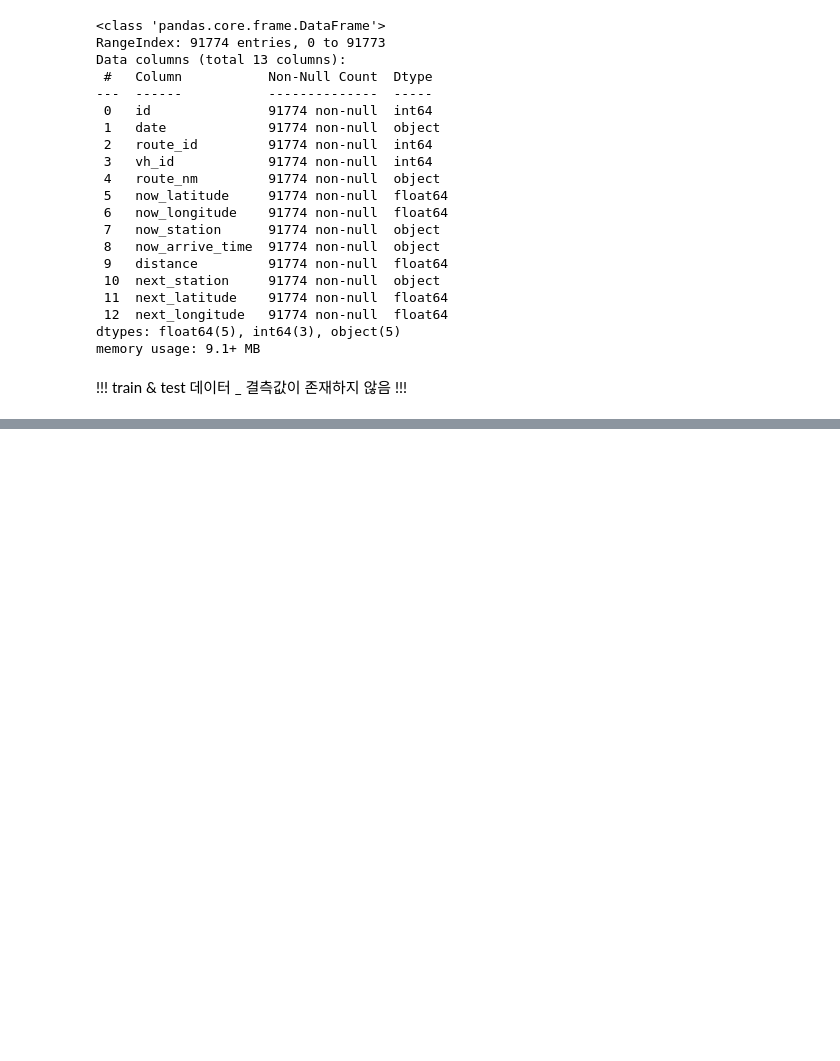
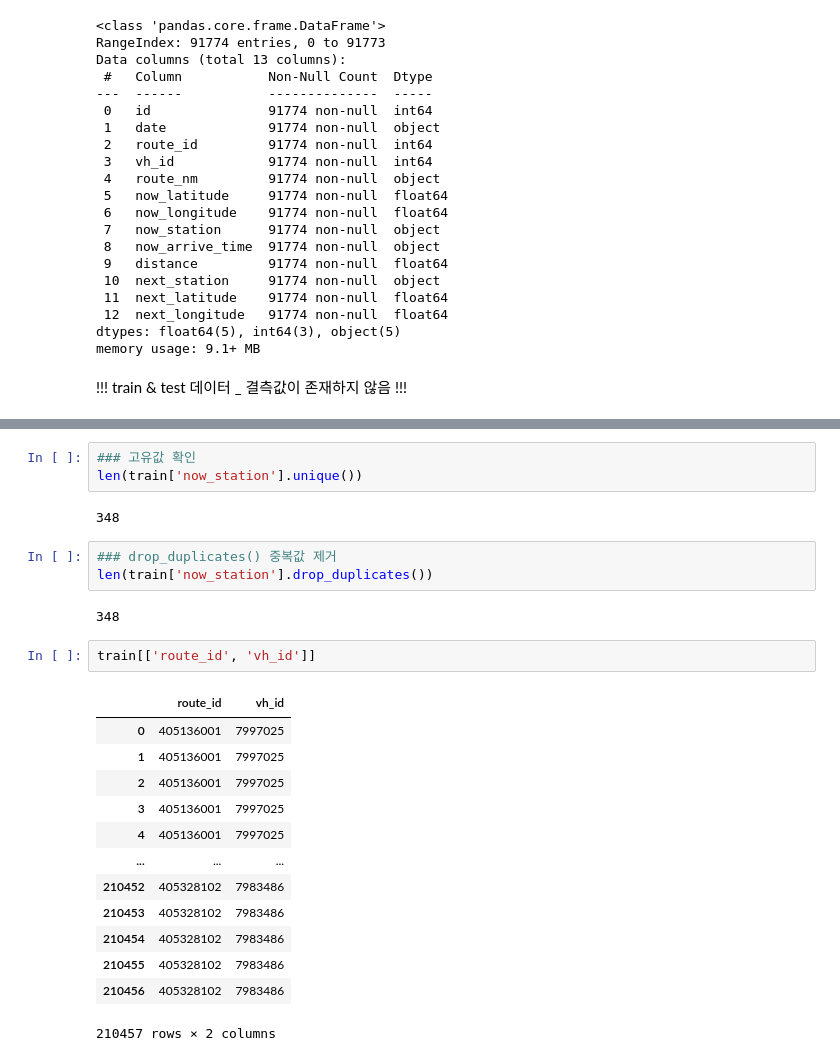
Before and after one commit to yejin-park/MachineLearning, a Jupyter notebook: 버스운행시간.ipynb, the cells around one changed output, grey strips where cells are left out. Cells and saved outputs as stored; diff of their text form; blank space fills up the shorter version.

```diff
--- a/버스운행시간.ipynb
+++ b/버스운행시간.ipynb
@@ -148,3 +150,29 @@ train.describe()
 | 50% | 105228.000000 | 4.053201e+08 | 7.983431e+06 | 33.484667 | 126.551050 | 384.000000 | 33.484860 | 126.551050 | ... |
 | 75% | 157842.000000 | 4.053201e+08 | 7.997041e+06 | 33.500197 | 126.650322 | 542.000000 | 33.500228 | 126.650322 | ... |
 | max | 210456.000000 | 4.053281e+08 | 7.997124e+06 | 33.556167 | 126.935188 | 7461.000000 | 33.556167 | 126.935188 | ... |
+# %%
+### 고유값 확인
+len(train['now_station'].unique())
+# %% [output]
+348
+# %%
+### drop_duplicates() 중복값 제거
+len(train['now_station'].drop_duplicates())
+# %% [output]
+348
+# %%
+train[['route_id', 'vh_id']]
+# %% [output]
+|  | route_id | vh_id |
+| 0 | 405136001 | 7997025 |
+| 1 | 405136001 | 7997025 |
+| 2 | 405136001 | 7997025 |
+| 3 | 405136001 | 7997025 |
+| 4 | 405136001 | 7997025 |
+| ... | ... | ... |
+| 210452 | 405328102 | 7983486 |
+| 210453 | 405328102 | 7983486 |
+| 210454 | 405328102 | 7983486 |
+| 210455 | 405328102 | 7983486 |
+| 210456 | 405328102 | 7983486 |
+210457 rows × 2 columns
```
Also changed, not shown: parts of 22 cells of this notebook.
